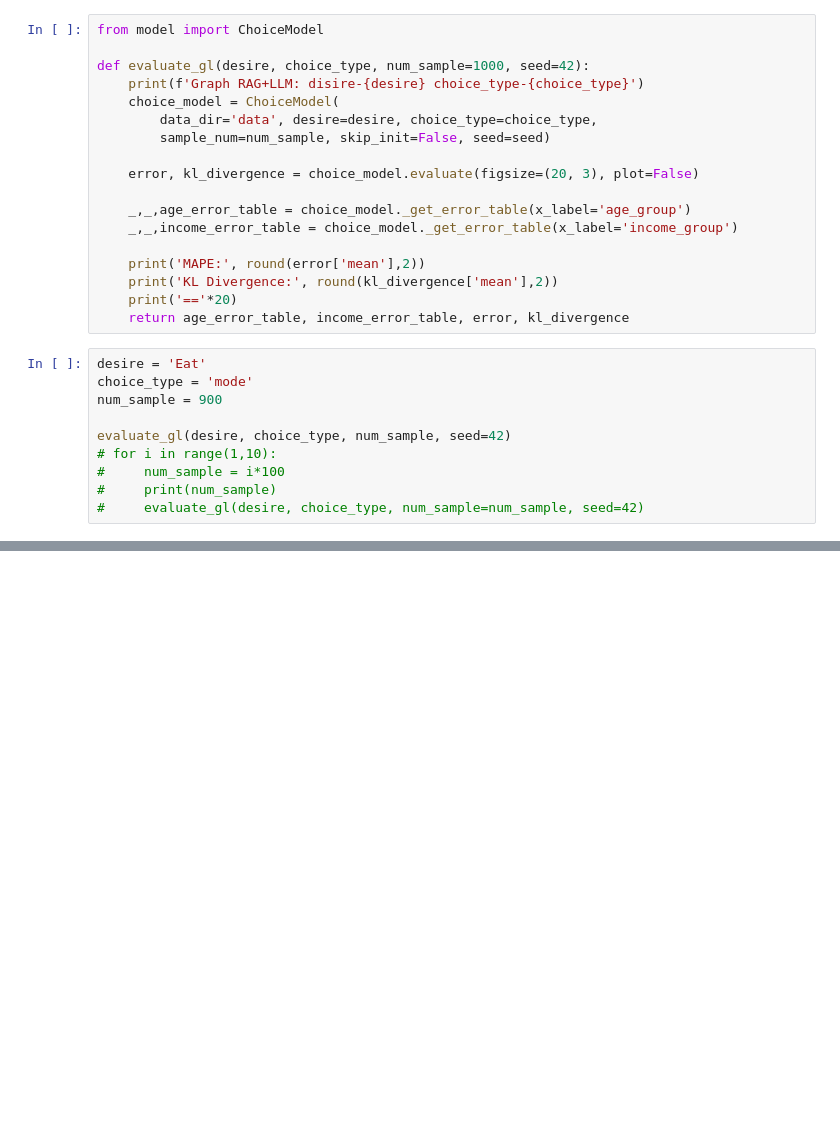
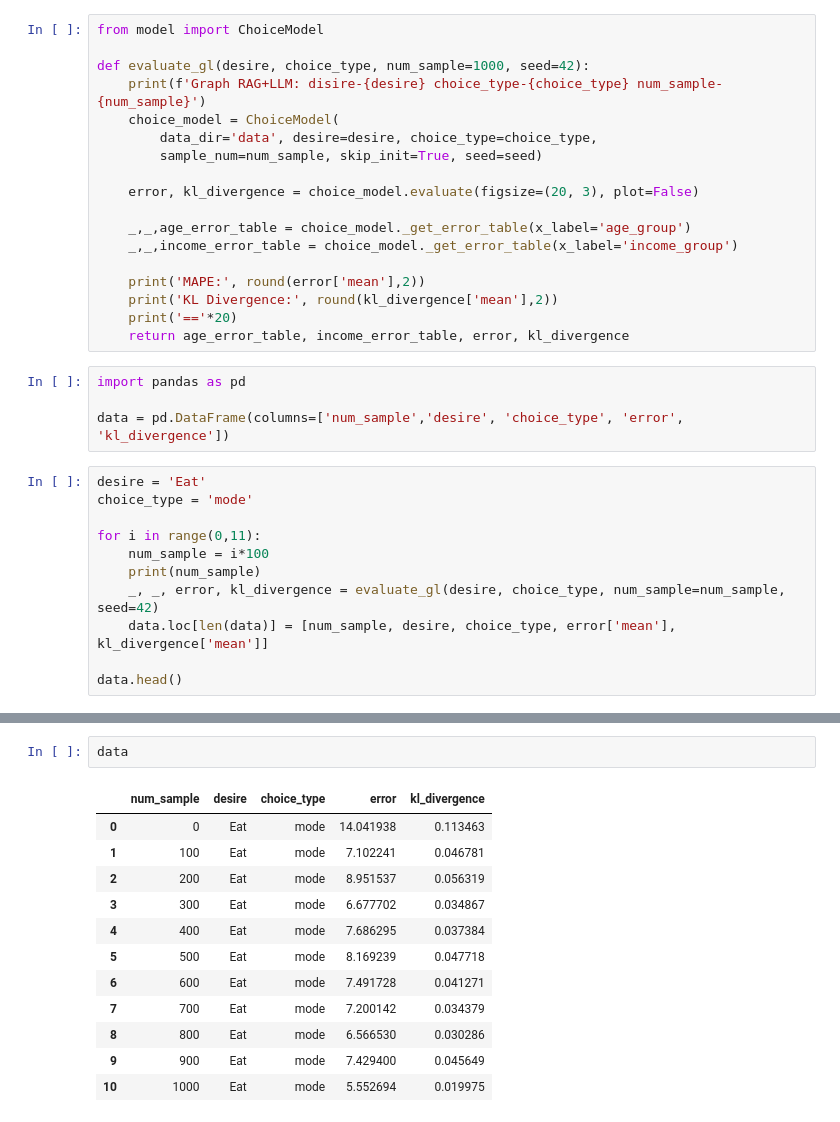
Before and after one commit to kekehurry/Human-Choice-Model, a Jupyter notebook: 02_evaluate_train_num.ipynb, the cells around one changed output, grey strips where cells are left out. Cells and saved outputs as stored; diff of their text form; blank space fills up the shorter version.

```diff
--- a/02_evaluate_train_num.ipynb
+++ b/02_evaluate_train_num.ipynb
@@ -2,10 +2,10 @@
 from model import ChoiceModel
 
 def evaluate_gl(desire, choice_type, num_sample=1000, seed=42):
-    print(f'Graph RAG+LLM: disire-{desire} choice_type-{choice_type}')
+    print(f'Graph RAG+LLM: disire-{desire} choice_type-{choice_type} num_sample-{num_sample}')
     choice_model = ChoiceModel(
         data_dir='data', desire=desire, choice_type=choice_type,
-        sample_num=num_sample, skip_init=False, seed=seed)
+        sample_num=num_sample, skip_init=True, seed=seed)
 
     error, kl_divergence = choice_model.evaluate(figsize=(20, 3), plot=False)
 
@@ -16,14 +16,19 @@ def evaluate_gl(desire, choice_type, num_sample=1000, seed=42):
     print('KL Divergence:', round(kl_divergence['mean'],2))
     print('=='*20)
     return age_error_table, income_error_table, error, kl_divergence
+# %%
+import pandas as pd
+
+data = pd.DataFrame(columns=['num_sample','desire', 'choice_type', 'error', 'kl_divergence'])
 # %%
 desire = 'Eat'
 choice_type = 'mode'
-num_sample = 900
 
-evaluate_gl(desire, choice_type, num_sample, seed=42)
-# for i in range(1,10):
-#     num_sample = i*100
-#     print(num_sample)
-#     evaluate_gl(desire, choice_type, num_sample=num_sample, seed=42)
+for i in range(0,11):
+    num_sample = i*100
+    print(num_sample)
+    _, _, error, kl_divergence = evaluate_gl(desire, choice_type, num_sample=num_sample, seed=42)
+    data.loc[len(data)] = [num_sample, desire, choice_type, error['mean'], kl_divergence['mean']]
+
+data.head()
 # %% [output]
@@ -33,0 +112,15 @@ ValueError: need at least one array to concatenate
+# %%
+data
+# %% [output]
+|  | num_sample | desire | choice_type | error | kl_divergence |
+| 0 | 0 | Eat | mode | 14.041938 | 0.113463 |
+| 1 | 100 | Eat | mode | 7.102241 | 0.046781 |
+| 2 | 200 | Eat | mode | 8.951537 | 0.056319 |
+| 3 | 300 | Eat | mode | 6.677702 | 0.034867 |
+| 4 | 400 | Eat | mode | 7.686295 | 0.037384 |
+| 5 | 500 | Eat | mode | 8.169239 | 0.047718 |
+| 6 | 600 | Eat | mode | 7.491728 | 0.041271 |
+| 7 | 700 | Eat | mode | 7.200142 | 0.034379 |
+| 8 | 800 | Eat | mode | 6.566530 | 0.030286 |
+| 9 | 900 | Eat | mode | 7.429400 | 0.045649 |
+| 10 | 1000 | Eat | mode | 5.552694 | 0.019975 |
```
Also changed, not shown: parts of 2 cells of this notebook, 18 other files.
